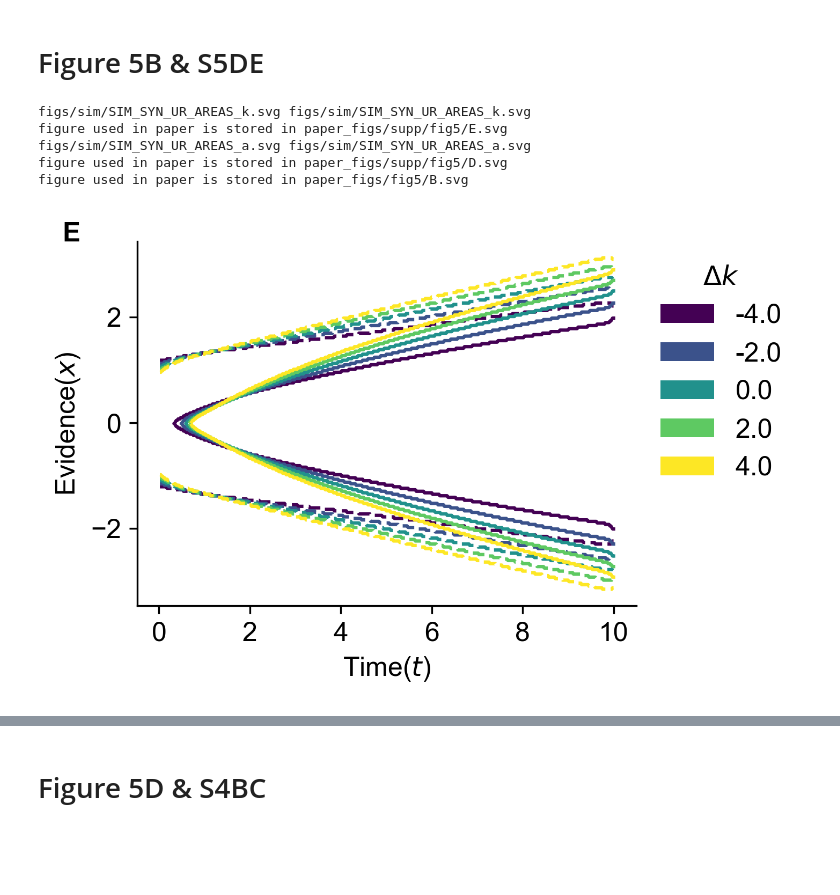
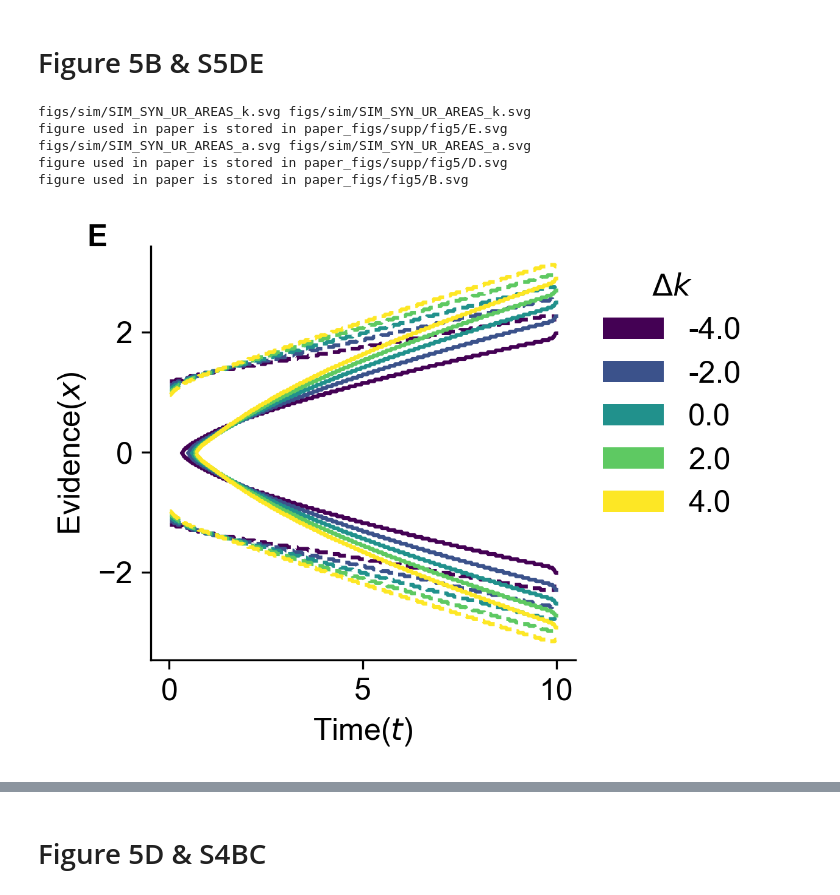
Before and after one commit to disadone/UncertaintyHuman, a Jupyter notebook: Figure5BD_S3_S4BD_S5BCDE.ipynb, the cells around one changed output, grey strips where cells are left out. Drawn from its saved outputs; the diff is of its cells as text; code cells hidden in the pictures; blank space fills up the shorter version.

```diff
--- a/Figure5BD_S3_S4BD_S5BCDE.ipynb
+++ b/Figure5BD_S3_S4BD_S5BCDE.ipynb
@@ -117,7 +117,7 @@ for i in range(3):
     term=terms[i]
     sims_folder=os.path.join('VUE/sim_data',fns[i])
     fig_folder=f'figs/sim'
-    with ppp.SF(f"SIM_SYN_UR_AREAS_{terms[i]}",fig_folder,mk,figsize=(4,3)) as (fig,axes):
+    with ppp.SF(f"SIM_SYN_UR_AREAS_{terms[i]}",fig_folder,mk,figsize=(3,3)) as (fig,axes):
         cm = plt.get_cmap("viridis")
         rs=RSimulation(synthesis_all,sims_folder)
 
@@ -137,31 +137,31 @@ for i in range(3):
             a_upper=a_upper.astype(float);a_lower=a_lower.astype(float)
             a_inner_upper=a_inner_upper.astype(float);a_inner_lower=a_inner_lower.astype(float)
 
             a_upper[a_upper==-1.]=np.nan;a_lower[a_lower==-1.]=np.nan
             a_inner_upper[a_inner_upper==-1.]=np.nan;a_inner_lower[a_inner_lower==-1.]=np.nan
 
             a_upper=-xbar+2*xbar*(a_upper/D.shape[0]);a_lower=-xbar+2*xbar*(a_lower/D.shape[0])
             a_inner_upper=-xbar+2*xbar*(a_inner_upper/D.shape[0]);a_inner_lower=-xbar+2*xbar*(a_inner_lower/D.shape[0])
 
             Dcf_kwargs={'color':thecolor[j]}
             Daxes_kwargs={'xlabel':'Time($t$)','ylabel':'Evidence($x$)'}
             axes.plot(t_vec,a_upper,'--',**Dcf_kwargs);axes.plot(t_vec,a_lower,'--',**Dcf_kwargs)
             axes.plot(t_vec,a_inner_lower,**Dcf_kwargs);axes.plot(t_vec,a_inner_upper,**Dcf_kwargs)
             axes.set(**Daxes_kwargs)
 
         if continuousLegendQ:
             scalarMap.set_array(p_set[i])
             cbar=fig.colorbar(scalarMap)
             cbar.ax.set_yticklabels(["{:.1f}".format(i) for i in cbar.get_ticks()])
             cbar.ax.set_title(f'{term_dict[term]}',y=-0.1,fontsize=10)
         else:
             proxy=[plt.Rectangle((0,0),1,1,fc = pc)
                 for i,pc in enumerate(thecolor)]
             axes.legend(proxy, dp_set[i],bbox_to_anchor=(1,1),title=term_dict[term])
 # %% [output]
 figs/sim/SIM_SYN_UR_AREAS_k.svg figs/sim/SIM_SYN_UR_AREAS_k.svg
 figure used in paper is stored in paper_figs/supp/fig5/E.svg
 figs/sim/SIM_SYN_UR_AREAS_a.svg figs/sim/SIM_SYN_UR_AREAS_a.svg
 figure used in paper is stored in paper_figs/supp/fig5/D.svg
 figure used in paper is stored in paper_figs/fig5/B.svg
-[figure, old version]
+[figure, new version]
```
Also changed, not shown: parts of 1 cell of this notebook, 31 other files.
